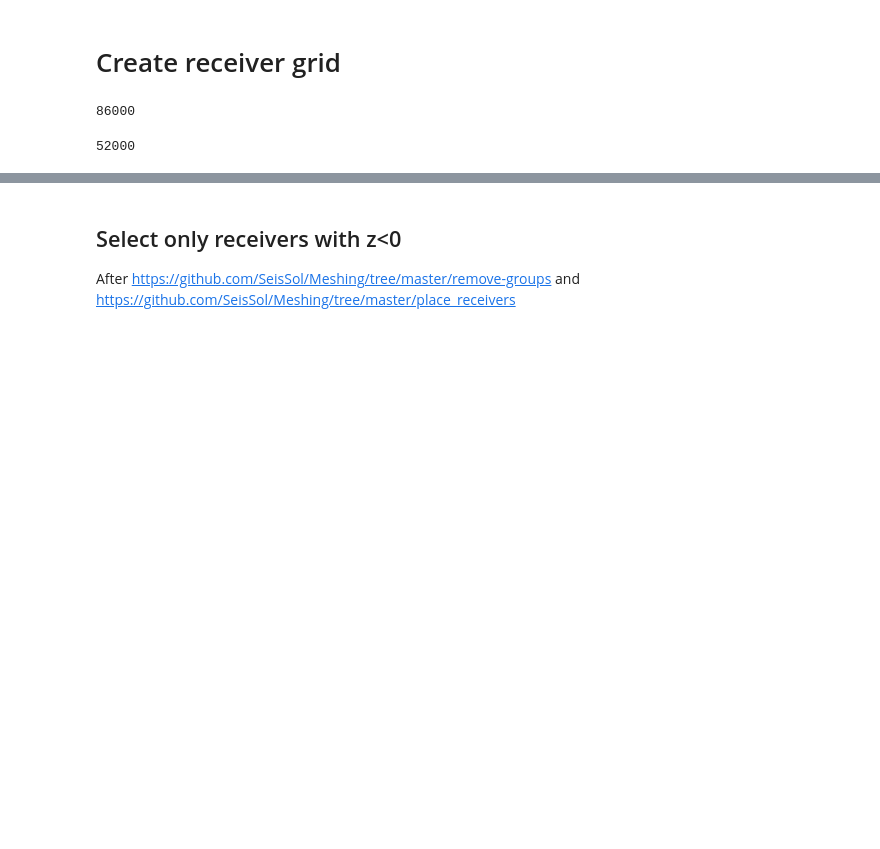
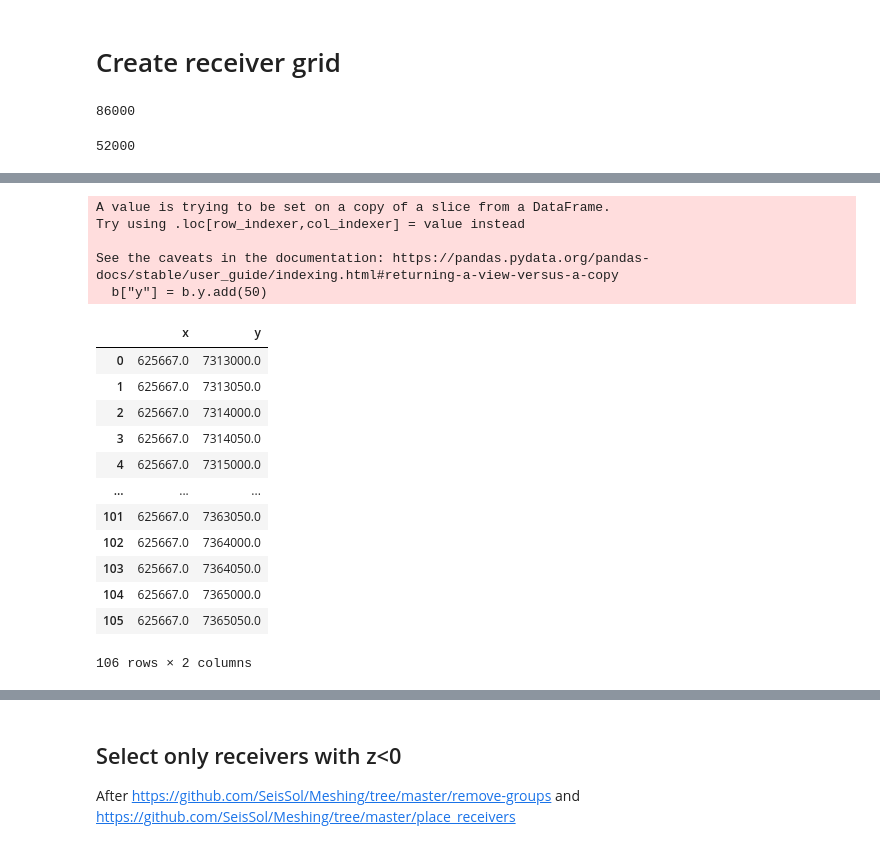
Before and after one commit to fabian-kutschera/Scripts4Processing, a Jupyter notebook: receivers/receiver_grid.ipynb, the cells around one changed output, grey strips where cells are left out. Cells and saved outputs as stored; diff of their text form; code cells hidden in the pictures; blank space fills up the shorter version.

```diff
--- a/receivers/receiver_grid.ipynb
+++ b/receivers/receiver_grid.ipynb
@@ -80,0 +105,27 @@ df.to_csv("receiver_grid_illustration.csv", index=False, header=None)
+# %%
+a = trace1.iloc[::20,:]
+b = trace1.iloc[::20,:]
+b["y"] = b.y.add(50)
+df_pair1 = pd.concat([a,b],axis=0)
+df_pair1.sort_values(by="y", inplace=True)
+df_pair1.reset_index(inplace=True, drop=True)
+df_pair1
+# %% [output]
+A value is trying to be set on a copy of a slice from a DataFrame.
+Try using .loc[row_indexer,col_indexer] = value instead
+
+See the caveats in the documentation: https://pandas.pydata.org/pandas-docs/stable/user_guide/indexing.html#returning-a-view-versus-a-copy
+  b["y"] = b.y.add(50)
+|  | x | y |
+| 0 | 625667.0 | 7313000.0 |
+| 1 | 625667.0 | 7313050.0 |
+| 2 | 625667.0 | 7314000.0 |
+| 3 | 625667.0 | 7314050.0 |
+| 4 | 625667.0 | 7315000.0 |
+| ... | ... | ... |
+| 101 | 625667.0 | 7363050.0 |
+| 102 | 625667.0 | 7364000.0 |
+| 103 | 625667.0 | 7364050.0 |
+| 104 | 625667.0 | 7365000.0 |
+| 105 | 625667.0 | 7365050.0 |
+106 rows × 2 columns
```
Also changed, not shown: parts of 25 cells of this notebook, 3 other files.
